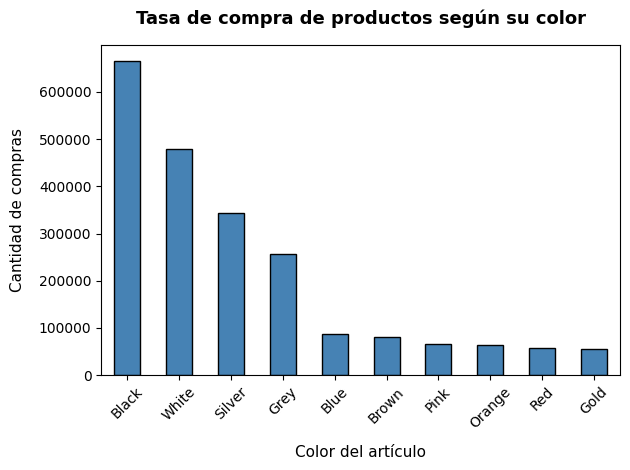
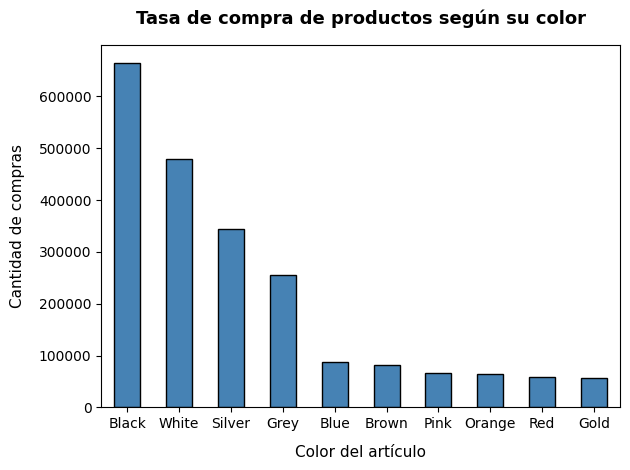
The notebook cell's code change between the first figure and the second:
--- before
+++ after
@@ -1,7 +1,6 @@
 mapa_colores = dict(zip(tablas[2]['ProductKey'], tablas[2]['ColorName']))
-
 ventas_colores = tablas[7]['ProductKey'].map(mapa_colores).value_counts().head(10)
-
-ventas_colores.plot(kind='bar', color='steelblue', edgecolor='black', rot=45)
+hallazgos['top10_colores'] = ventas_colores.to_dict()
+ventas_colores.plot(kind='bar', color='steelblue', edgecolor='black', rot=0)
 plt.title("Tasa de compra de productos según su color", fontsize=13, fontweight='bold', pad=15)
 plt.xlabel("Color del artículo", fontsize=11, labelpad=10)

Commit: Creado con Colab